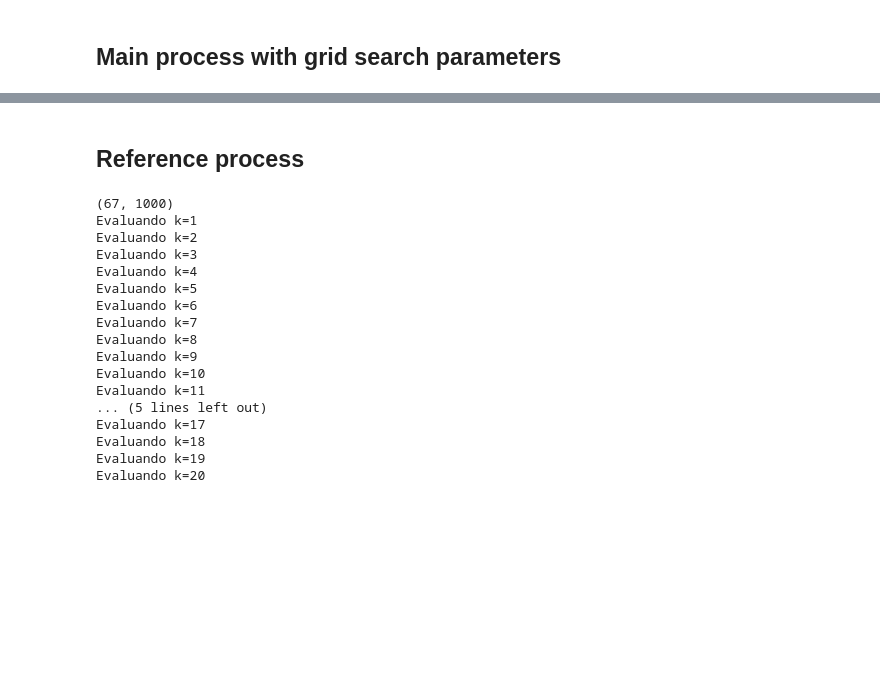
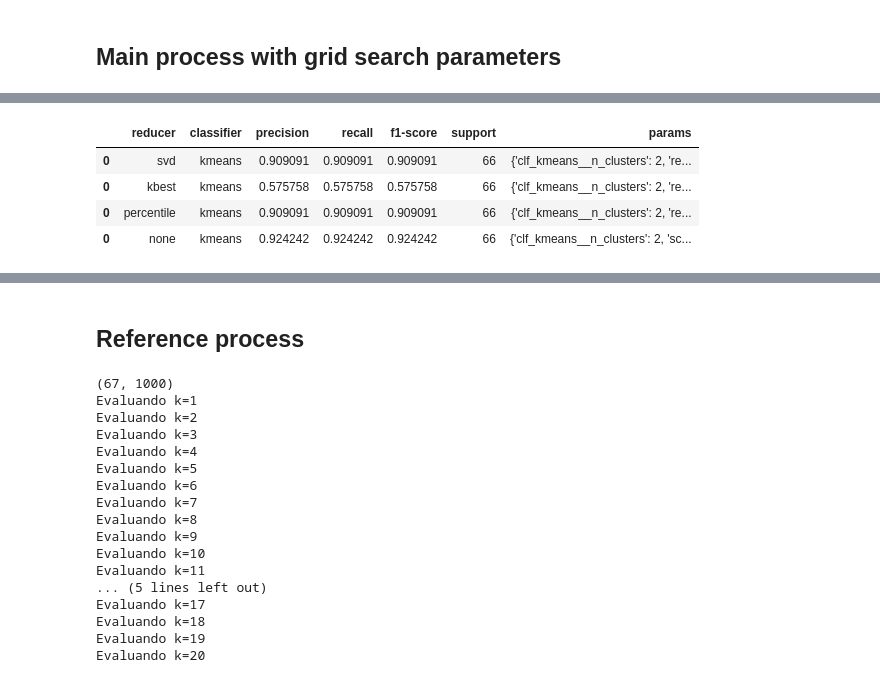
Before and after one commit to nandoide/MINTEX, a Jupyter notebook: TextMining_Assignment.ipynb, the cells around one changed output, grey strips where cells are left out. Saved outputs shown, nothing was run; the diff lists cells and outputs as text; code cells hidden in the pictures; blank space fills up the shorter version.

Commit message:
WIP hypergrid implemented

```diff
--- a/TextMining_Assignment.ipynb
+++ b/TextMining_Assignment.ipynb
@@ -894,0 +831,33 @@ NameError: name 'data_clustering_grid' is not defined
+# %%
+eng_and_custom_stopwords = improve_stop_words(X_train, 200)
+# First we adjust the vectorizer parameters
+param_grid_vectorizer = {
+    'vect__norm': ['l1', 'l2', None],
+    'vect__max_features': [500, 1000],
+    'vect__min_df': [0.0],
+    'vect__max_df': [0.95, 1.],
+    'vect__stop_words': [None, 'english', eng_and_custom_stopwords]
+}
+
+# Then we adjust the reducer parameters
+param_grid_reducers = [
+    {
+         'red_svd__n_components' : [2, 3, 10, 30, 40, 100],
+         'red_kbest__k' : [10, 20, 50],
+         'red_percentile__score_func' : [f_classif],
+         'red_percentile__percentile' : [5, 10]
+    }
+]
+
+# Then we adjust the classifier parameters
+param_grid_classifiers = [{
+        'clf_kmeans__n_clusters' : [2]
+    },
+    {
+        'clf_kmeans__n_clusters' : [2],
+        'clf_kmeans_norm': [None]
+    }
+]
+
+df_metrics_all_kmeans = hyper_grid_search([param_grid_vectorizer, param_grid_reducers, param_grid_classifiers],
+                                   df_metrics_fixed_kmeans, reducers=reducers, classifiers=classifiers)
@@ -894,0 +882,8 @@ NameError: name 'data_clustering_grid' is not defined
+# %%
+display(df_metrics_all_kmeans)
+# %% [output]
+|  | reducer | classifier | precision | recall | f1-score | support | params |
+| 0 | svd | kmeans | 0.909091 | 0.909091 | 0.909091 | 66 | {'clf_kmeans__n_clusters': 2, 're... |
+| 0 | kbest | kmeans | 0.575758 | 0.575758 | 0.575758 | 66 | {'clf_kmeans__n_clusters': 2, 're... |
+| 0 | percentile | kmeans | 0.909091 | 0.909091 | 0.909091 | 66 | {'clf_kmeans__n_clusters': 2, 're... |
+| 0 | none | kmeans | 0.924242 | 0.924242 | 0.924242 | 66 | {'clf_kmeans__n_clusters': 2, 'sc... |
```
Also changed, not shown: parts of 13 cells of this notebook.
